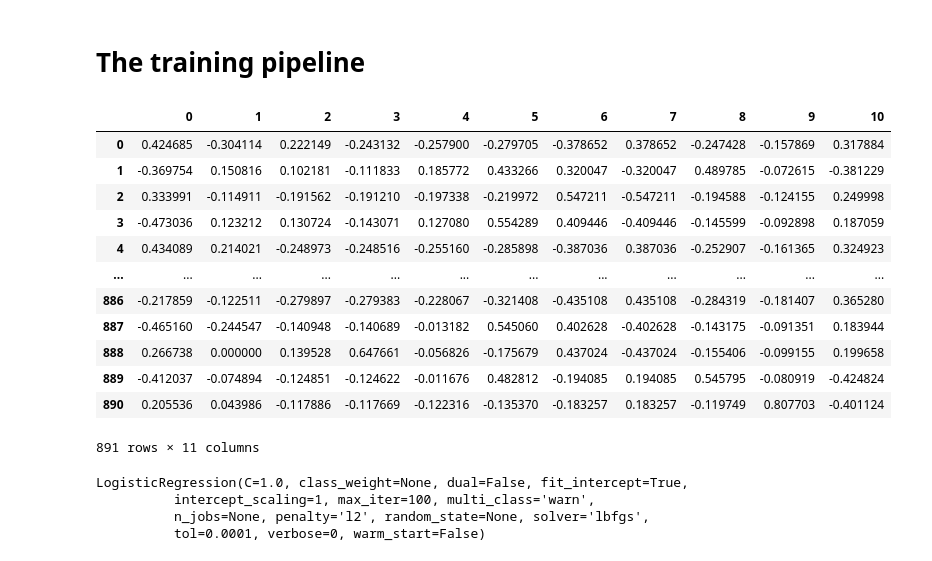
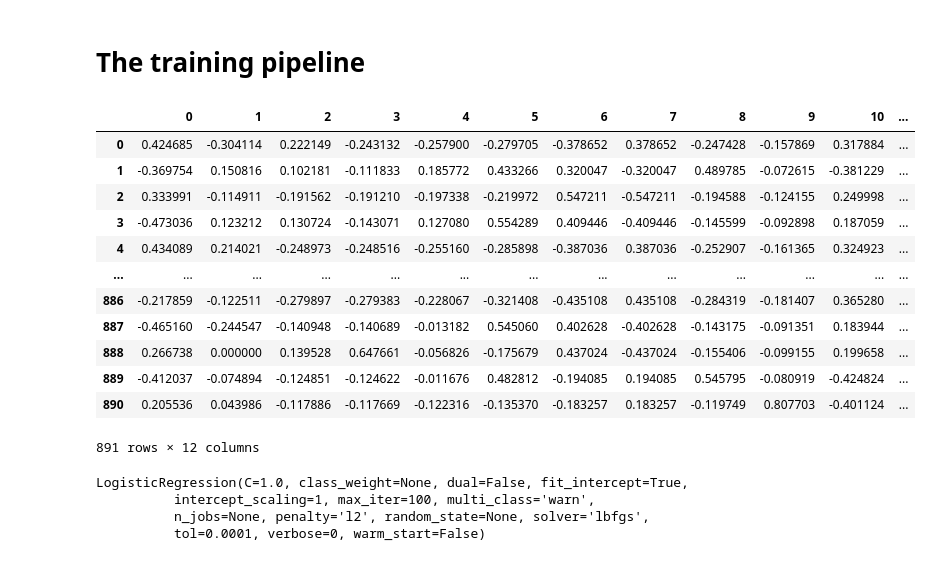
Before and after one commit to Sergio-Perez/datamad0320-1, a Jupyter notebook: w7-d1-supervised-learning.ipynb, the cells around one changed output. Drawn from its saved outputs; the diff is of its cells as text; code cells hidden in the pictures.

```diff
--- a/w7-d1-supervised-learning.ipynb
+++ b/w7-d1-supervised-learning.ipynb
@@ -167,22 +167,25 @@ pipeline = [
 tr = make_pipeline(*pipeline)
 # %%
 X = tr.fit_transform(X)
-# %%
-pd.DataFrame(X)
-# %% [output]
-|  | 0 | 1 | 2 | 3 | 4 | 5 | 6 | 7 | 8 | 9 | 10 |
-| 0 | 0.424685 | -0.304114 | 0.222149 | -0.243132 | -0.257900 | -0.279705 | -0.378652 | 0.378652 | -0.247428 | -0.157869 | 0.317884 |
-| 1 | -0.369754 | 0.150816 | 0.102181 | -0.111833 | 0.185772 | 0.433266 | 0.320047 | -0.320047 | 0.489785 | -0.072615 | -0.381229 |
-| 2 | 0.333991 | -0.114911 | -0.191562 | -0.191210 | -0.197338 | -0.219972 | 0.547211 | -0.547211 | -0.194588 | -0.124155 | 0.249998 |
-| 3 | -0.473036 | 0.123212 | 0.130724 | -0.143071 | 0.127080 | 0.554289 | 0.409446 | -0.409446 | -0.145599 | -0.092898 | 0.187059 |
-| 4 | 0.434089 | 0.214021 | -0.248973 | -0.248516 | -0.255160 | -0.285898 | -0.387036 | 0.387036 | -0.252907 | -0.161365 | 0.324923 |
-| ... | ... | ... | ... | ... | ... | ... | ... | ... | ... | ... | ... |
-| 886 | -0.217859 | -0.122511 | -0.279897 | -0.279383 | -0.228067 | -0.321408 | -0.435108 | 0.435108 | -0.284319 | -0.181407 | 0.365280 |
-| 887 | -0.465160 | -0.244547 | -0.140948 | -0.140689 | -0.013182 | 0.545060 | 0.402628 | -0.402628 | -0.143175 | -0.091351 | 0.183944 |
-| 888 | 0.266738 | 0.000000 | 0.139528 | 0.647661 | -0.056826 | -0.175679 | 0.437024 | -0.437024 | -0.155406 | -0.099155 | 0.199658 |
-| 889 | -0.412037 | -0.074894 | -0.124851 | -0.124622 | -0.011676 | 0.482812 | -0.194085 | 0.194085 | 0.545795 | -0.080919 | -0.424824 |
-| 890 | 0.205536 | 0.043986 | -0.117886 | -0.117669 | -0.122316 | -0.135370 | -0.183257 | 0.183257 | -0.119749 | 0.807703 | -0.401124 |
-891 rows × 11 columns
+# %%
+df = pd.DataFrame(X)
+df["y"] = y
+df.to_csv("data/titanic_feats.csv")
+df
+# %% [output]
+|  | 0 | 1 | 2 | 3 | 4 | 5 | 6 | 7 | 8 | 9 | 10 | ... |
+| 0 | 0.424685 | -0.304114 | 0.222149 | -0.243132 | -0.257900 | -0.279705 | -0.378652 | 0.378652 | -0.247428 | -0.157869 | 0.317884 | ... |
+| 1 | -0.369754 | 0.150816 | 0.102181 | -0.111833 | 0.185772 | 0.433266 | 0.320047 | -0.320047 | 0.489785 | -0.072615 | -0.381229 | ... |
+| 2 | 0.333991 | -0.114911 | -0.191562 | -0.191210 | -0.197338 | -0.219972 | 0.547211 | -0.547211 | -0.194588 | -0.124155 | 0.249998 | ... |
+| 3 | -0.473036 | 0.123212 | 0.130724 | -0.143071 | 0.127080 | 0.554289 | 0.409446 | -0.409446 | -0.145599 | -0.092898 | 0.187059 | ... |
+| 4 | 0.434089 | 0.214021 | -0.248973 | -0.248516 | -0.255160 | -0.285898 | -0.387036 | 0.387036 | -0.252907 | -0.161365 | 0.324923 | ... |
+| ... | ... | ... | ... | ... | ... | ... | ... | ... | ... | ... | ... | ... |
+| 886 | -0.217859 | -0.122511 | -0.279897 | -0.279383 | -0.228067 | -0.321408 | -0.435108 | 0.435108 | -0.284319 | -0.181407 | 0.365280 | ... |
+| 887 | -0.465160 | -0.244547 | -0.140948 | -0.140689 | -0.013182 | 0.545060 | 0.402628 | -0.402628 | -0.143175 | -0.091351 | 0.183944 | ... |
+| 888 | 0.266738 | 0.000000 | 0.139528 | 0.647661 | -0.056826 | -0.175679 | 0.437024 | -0.437024 | -0.155406 | -0.099155 | 0.199658 | ... |
+| 889 | -0.412037 | -0.074894 | -0.124851 | -0.124622 | -0.011676 | 0.482812 | -0.194085 | 0.194085 | 0.545795 | -0.080919 | -0.424824 | ... |
+| 890 | 0.205536 | 0.043986 | -0.117886 | -0.117669 | -0.122316 | -0.135370 | -0.183257 | 0.183257 | -0.119749 | 0.807703 | -0.401124 | ... |
+891 rows × 12 columns
 # %%
 from sklearn.linear_model import LogisticRegression
 # %%
```
Also changed, not shown: parts of 5 cells of this notebook, 4 other files.
